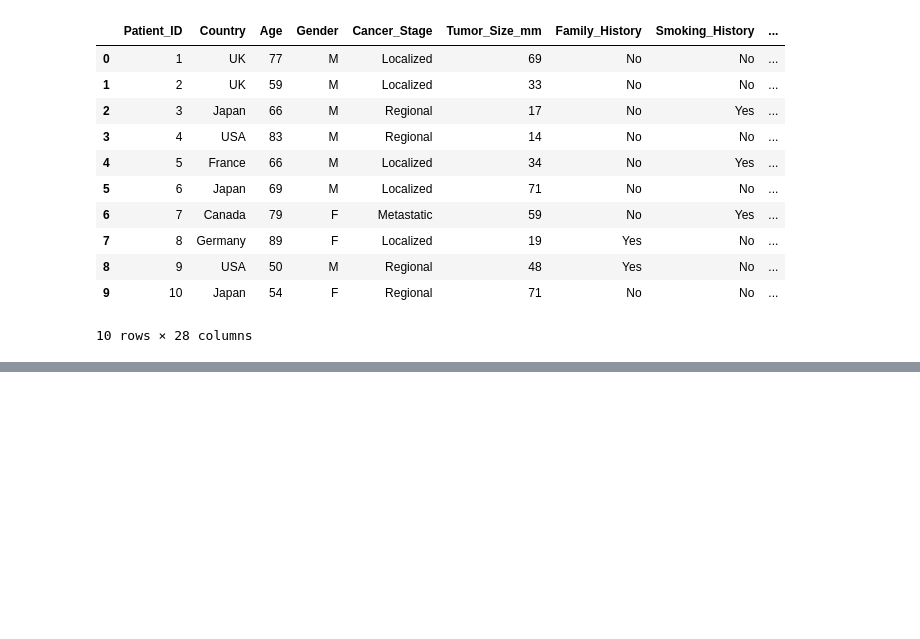
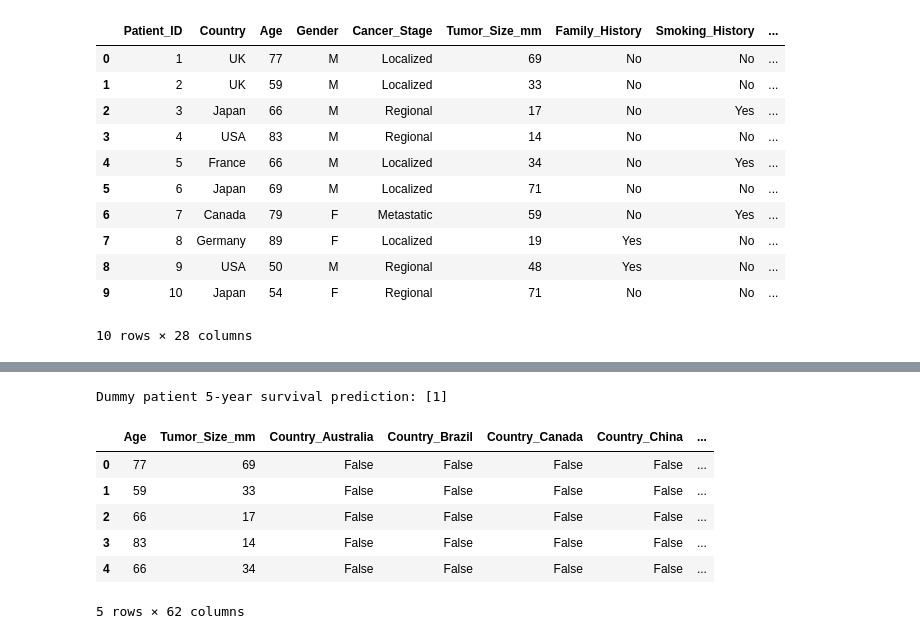
Before and after one commit to itsdagi/Predicting-five-year-survival-rates-of-colorectal-cancer-patients, a Jupyter notebook: colorectal_cancer_predictor_model.ipynb, the cells around one changed output, grey strips where cells are left out. Saved outputs shown, nothing was run; the diff lists cells and outputs as text; code cells hidden in the pictures; blank space fills up the shorter version.

```diff
--- a/colorectal_cancer_predictor_model.ipynb
+++ b/colorectal_cancer_predictor_model.ipynb
@@ -20,0 +60,19 @@ data.head(10)
+# %%
+# Drop identifier and non-predictive columns (ignore if not present)
+cols_to_drop = ['Patient_ID', 'Survival_Prediction', 'Mortality', 'Healthcare_Costs', 'Incidence_Rate_per_100K', 'Mortality_Rate_per_100K']
+data = data.drop(columns=cols_to_drop, errors='ignore')
+
+# Fill missing values for numeric columns with median
+for col in data.select_dtypes(include=['float64', 'int64']).columns:
+    data[col] = data[col].fillna(data[col].median())
+
+# Fill missing values for categorical columns with mode
+for col in data.select_dtypes(include=['object', 'category']).columns:
+    data[col] = data[col].fillna(data[col].mode()[0])
+
+# Extract target from one-hot encoded columns
+y = data['Survival_5_years_Yes'].astype(int)
+data = data.drop(['Survival_5_years_No', 'Survival_5_years_Yes'], axis=1)
+
+# Define features
+X = data
@@ -20,0 +281,51 @@ data.head(10)
+# %%
+
+# Test the saved model with dummy data (robust version)
+import pandas as pd
+import joblib
+
+# Get the feature columns from training
+feature_columns = list(X.columns)
+
+# Create a dummy patient (set values as appropriate)
+dummy_dict = {col: 0 for col in feature_columns}
+dummy_dict.update({
+    'Country_USA': 1,
+    'Age': 60,
+    'Gender_Male': 1,
+    'Cancer_Stage_III': 1,
+    'Tumor_Size_mm': 45,
+    'Family_History_Yes': 1,
+    'Alcohol_Consumption_Yes': 1,
+    'Obesity_BMI': 28,
+    'Diet_Risk_High': 1,
+    'Physical_Activity_Low': 1,
+    'Genetic_Mutation_Yes': 1,
+    'Screening_History_Yes': 1,
+    'Treatment_Type_Chemotherapy': 1,
+    'Urban_or_Rural_Urban': 1,
+    'Healthcare_Access_Good': 1,
+    'Insurance_Status_Insured': 1
+
+})
+
+dummy_data = pd.DataFrame([dummy_dict], columns=feature_columns)
+
+# Load the saved model
+model = joblib.load('best_random_forest_model.joblib')
+
+# Predict
+prediction = model.predict(dummy_data)
+print('Dummy patient 5-year survival prediction:', prediction)
+# %% [output]
+Dummy patient 5-year survival prediction: [1]
+# %%
+data.head()
+# %% [output]
+|  | Age | Tumor_Size_mm | Country_Australia | Country_Brazil | Country_Canada | Country_China | ... |
+| 0 | 77 | 69 | False | False | False | False | ... |
+| 1 | 59 | 33 | False | False | False | False | ... |
+| 2 | 66 | 17 | False | False | False | False | ... |
+| 3 | 83 | 14 | False | False | False | False | ... |
+| 4 | 66 | 34 | False | False | False | False | ... |
+5 rows × 62 columns
```
Also changed, not shown: parts of 23 cells of this notebook.
